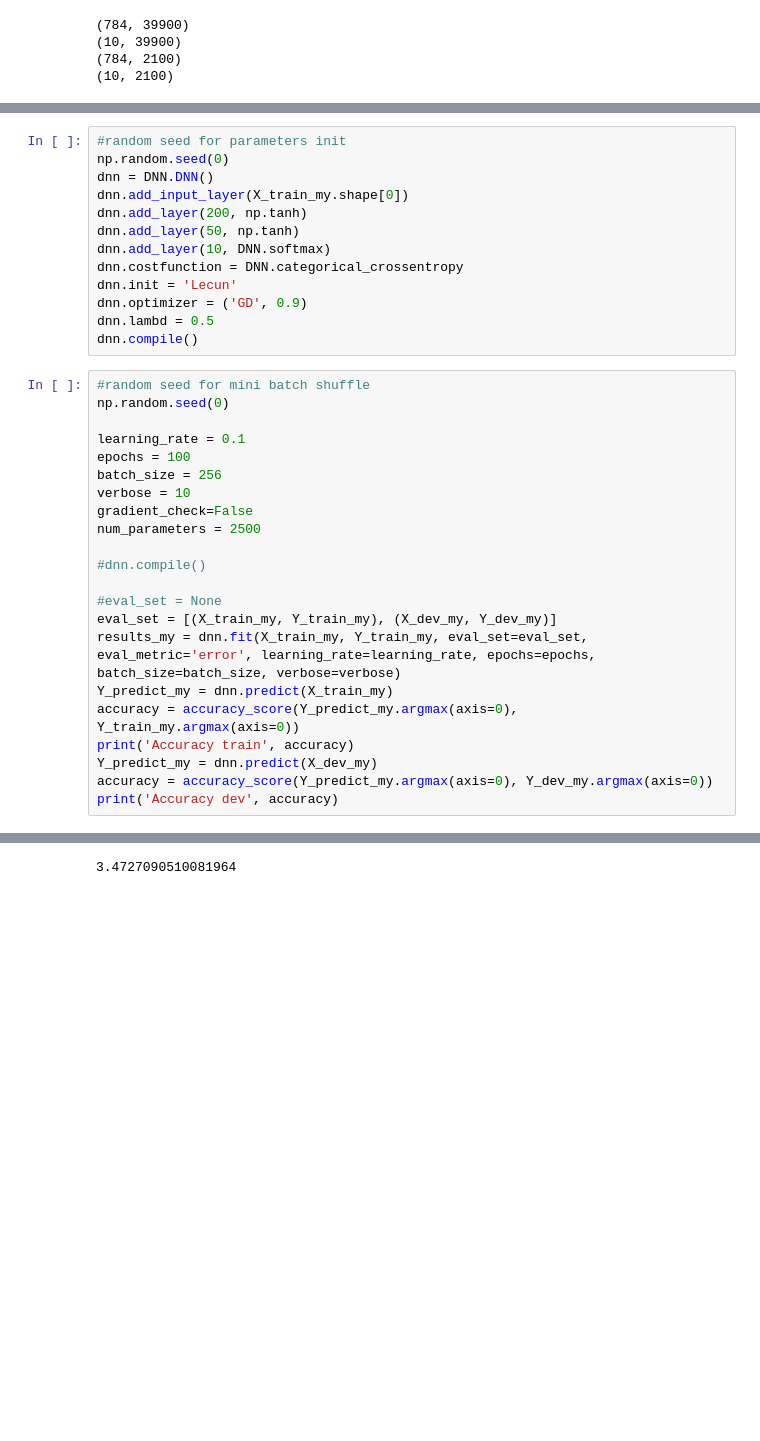
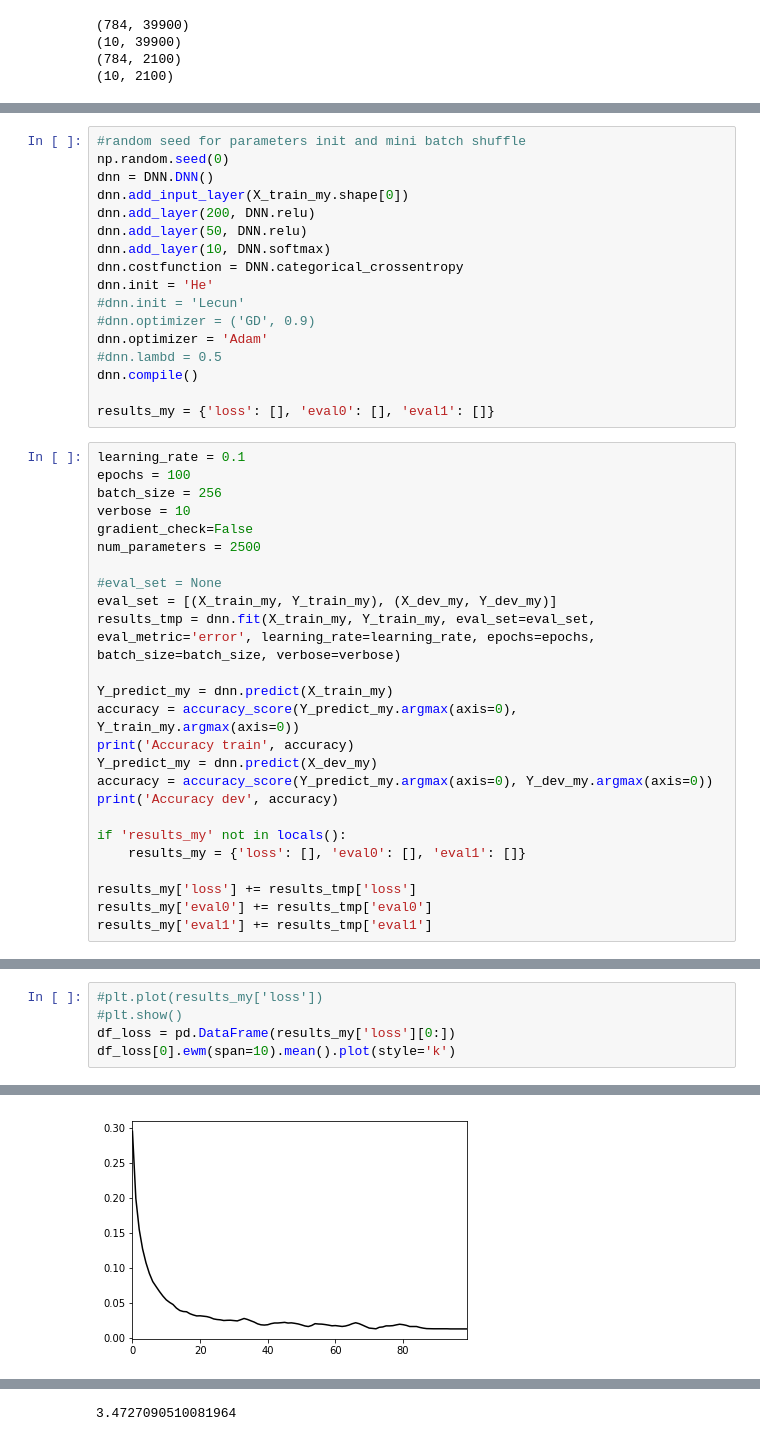
Before and after one commit to mircean/DeepLearning, a Jupyter notebook: MNIST/MNIST.ipynb, the cells around one changed output, grey strips where cells are left out. Cells and saved outputs as stored; diff of their text form; blank space fills up the shorter version.

```diff
--- a/MNIST/MNIST.ipynb
+++ b/MNIST/MNIST.ipynb
@@ -217,20 +236,21 @@ importlib.reload(DNN)
 # %%
-#random seed for parameters init
+#random seed for parameters init and mini batch shuffle
 np.random.seed(0)
 dnn = DNN.DNN()
 dnn.add_input_layer(X_train_my.shape[0])
-dnn.add_layer(200, np.tanh)
-dnn.add_layer(50, np.tanh)
+dnn.add_layer(200, DNN.relu)
+dnn.add_layer(50, DNN.relu)
 dnn.add_layer(10, DNN.softmax)
 dnn.costfunction = DNN.categorical_crossentropy
-dnn.init = 'Lecun'
-dnn.optimizer = ('GD', 0.9)
-dnn.lambd = 0.5
+dnn.init = 'He'
+#dnn.init = 'Lecun'
+#dnn.optimizer = ('GD', 0.9)
+dnn.optimizer = 'Adam'
+#dnn.lambd = 0.5
 dnn.compile()
+
+results_my = {'loss': [], 'eval0': [], 'eval1': []}
 # %%
-#random seed for mini batch shuffle
-np.random.seed(0)
-
 learning_rate = 0.1
 epochs = 100
 batch_size = 256
@@ -238,15 +258,21 @@ verbose = 10
 gradient_check=False
 num_parameters = 2500
 
-#dnn.compile()
-
 #eval_set = None
 eval_set = [(X_train_my, Y_train_my), (X_dev_my, Y_dev_my)]
-results_my = dnn.fit(X_train_my, Y_train_my, eval_set=eval_set, eval_metric='error', learning_rate=learning_rate, epochs=epochs, batch_size=batch_size, verbose=verbose)
+results_tmp = dnn.fit(X_train_my, Y_train_my, eval_set=eval_set, eval_metric='error', learning_rate=learning_rate, epochs=epochs, batch_size=batch_size, verbose=verbose)
+
 Y_predict_my = dnn.predict(X_train_my)
 accuracy = accuracy_score(Y_predict_my.argmax(axis=0), Y_train_my.argmax(axis=0))
 print('Accuracy train', accuracy)
 Y_predict_my = dnn.predict(X_dev_my)
 accuracy = accuracy_score(Y_predict_my.argmax(axis=0), Y_dev_my.argmax(axis=0))
 print('Accuracy dev', accuracy)
+
+if 'results_my' not in locals():
+    results_my = {'loss': [], 'eval0': [], 'eval1': []}
+
+results_my['loss'] += results_tmp['loss']
+results_my['eval0'] += results_tmp['eval0']
+results_my['eval1'] += results_tmp['eval1']
 # %% [output]
@@ -295,0 +309,6 @@ plt.show()
+# %%
+#plt.plot(results_my['loss'])
+#plt.show()
+df_loss = pd.DataFrame(results_my['loss'][0:])
+df_loss[0].ewm(span=10).mean().plot(style='k')
+# %% [output]
@@ -295,0 +316 @@ plt.show()
+[figure, added]
```
Also changed, not shown: parts of 11 cells of this notebook, 4 other files.
